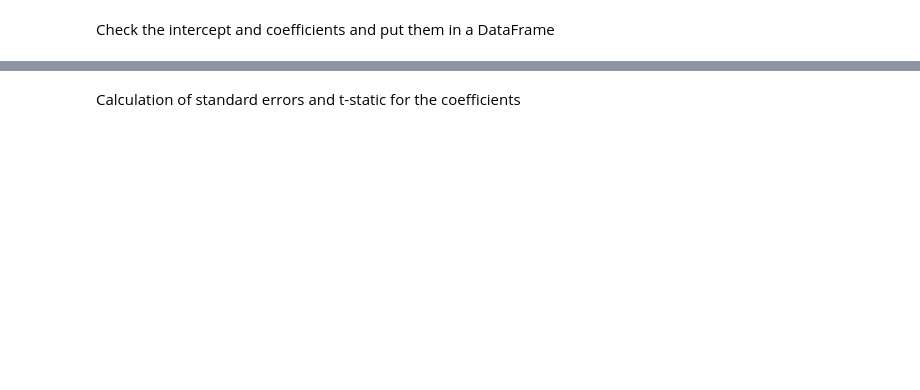
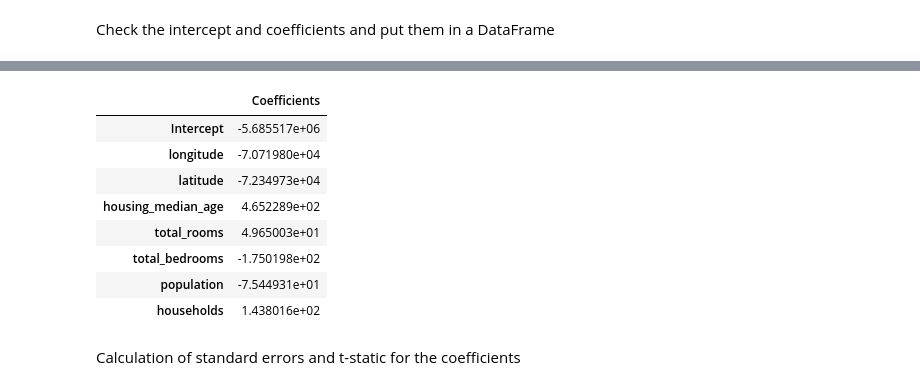
Before and after one commit to 2303A51689/2303A51689, a Jupyter notebook: Lab_4_AIML.ipynb, the cells around one changed output, grey strips where cells are left out. Saved outputs shown, nothing was run; the diff lists cells and outputs as text; code cells hidden in the pictures; blank space fills up the shorter version.

```diff
--- a/Lab_4_AIML.ipynb
+++ b/Lab_4_AIML.ipynb
@@ -79,5 +180,24 @@ print("The intercept term of the linear model:",lm.intercept_)
 # %%
 print("The coefficients of the linear model:",lm.coef_)
+# %%
+##Compute the Cumulative Didtribution Function
+##for Predicted Values and Actual Values
+
+idict={'Coefficients':lm.intercept_}
+idf=pd.DataFrame(data=idict,index=['Intercept'])
+cdf=pd.DataFrame(data=lm.coef_,index=X_train.columns,columns=["Coefficients"])
+cdf=pd.concat([idf,cdf],axis=0)
+cdf
+# %% [output]
+|  | Coefficients |
+| Intercept | -5.685517e+06 |
+| longitude | -7.071980e+04 |
+| latitude | -7.234973e+04 |
+| housing_median_age | 4.652289e+02 |
+| total_rooms | 4.965003e+01 |
+| total_bedrooms | -1.750198e+02 |
+| population | -7.544931e+01 |
+| households | 1.438016e+02 |
 # %% [markdown]
 Calculation of standard errors and t-static for the coefficients
 # %%
```
Also changed, not shown: parts of 17 cells of this notebook.
